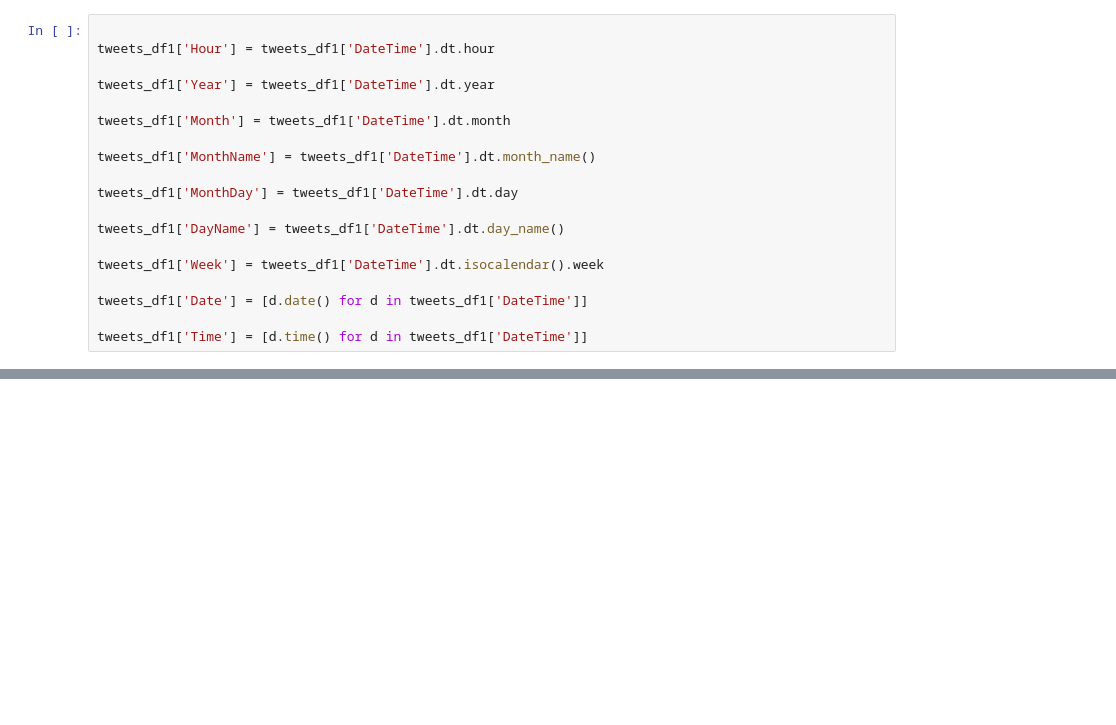
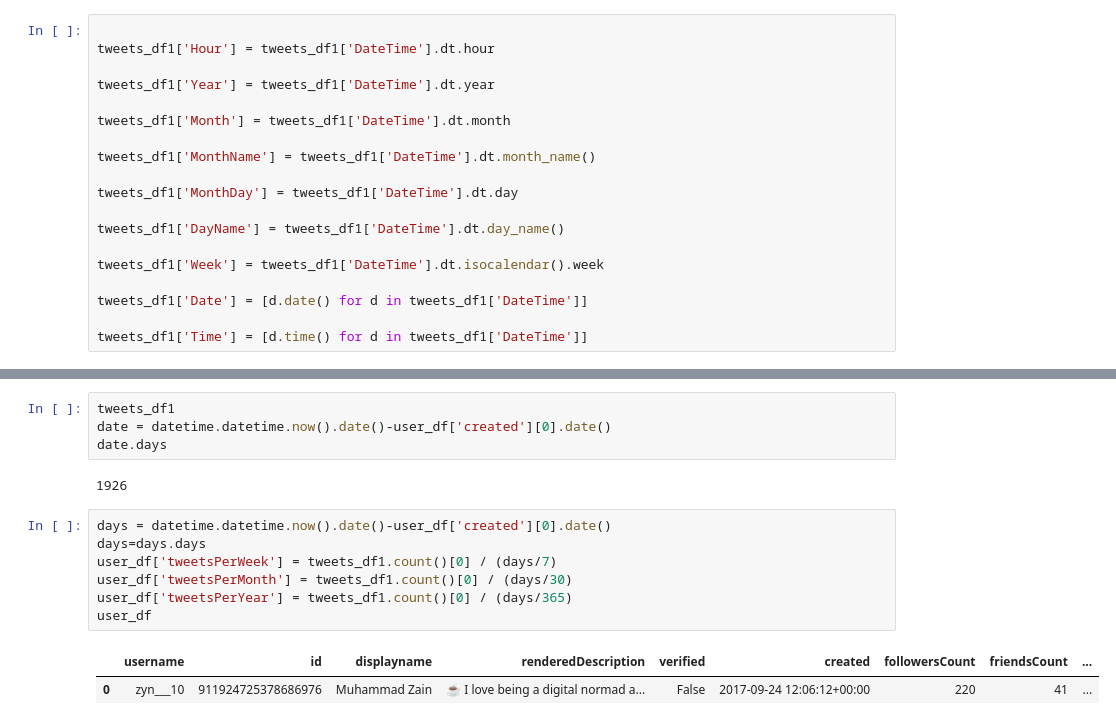
Before and after one commit to talhashehroze/FYP, a Jupyter notebook: Paper Work/scrapper/scrap.ipynb, the cells around one changed output, grey strips where cells are left out. Saved outputs shown, nothing was run; the diff lists cells and outputs as text; blank space fills up the shorter version.

```diff
--- a/Paper Work/scrapper/scrap.ipynb
+++ b/Paper Work/scrapper/scrap.ipynb
@@ -114,3 +101,19 @@ tweets_df1.head()
+# %%
+tweets_df1
+date = datetime.datetime.now().date()-user_df['created'][0].date()
+date.days
+# %% [output]
+1926
+# %%
+days = datetime.datetime.now().date()-user_df['created'][0].date()
+days=days.days
+user_df['tweetsPerWeek'] = tweets_df1.count()[0] / (days/7)
+user_df['tweetsPerMonth'] = tweets_df1.count()[0] / (days/30)
+user_df['tweetsPerYear'] = tweets_df1.count()[0] / (days/365)
+user_df
+# %% [output]
+|  | username | id | displayname | renderedDescription | verified | created | followersCount | friendsCount | ... |
+| 0 | zyn___10 | 911924725378686976 | Muhammad Zain | ☕ I love being a digital normad a... | False | 2017-09-24 12:06:12+00:00 | 220 | 41 | ... |
 # %%
 f, ax = plt.subplots(figsize=(15, 10))
 
```
Also changed, not shown: parts of 8 cells of this notebook, 1 other file.
